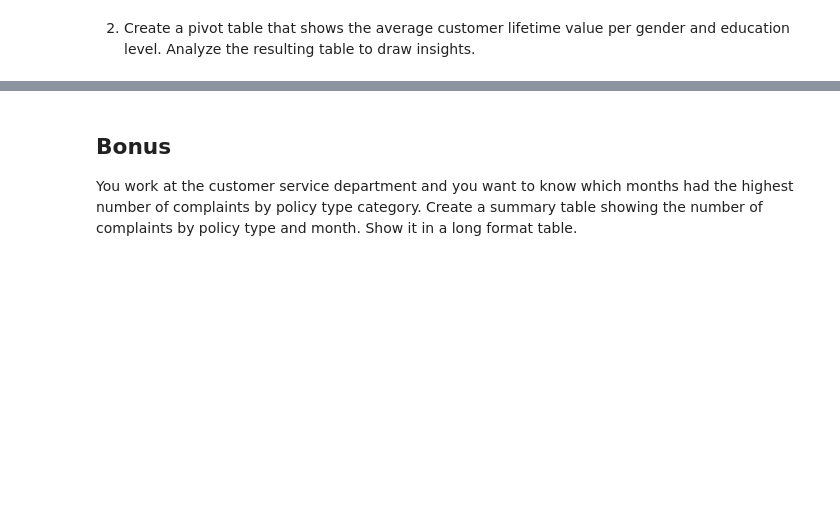
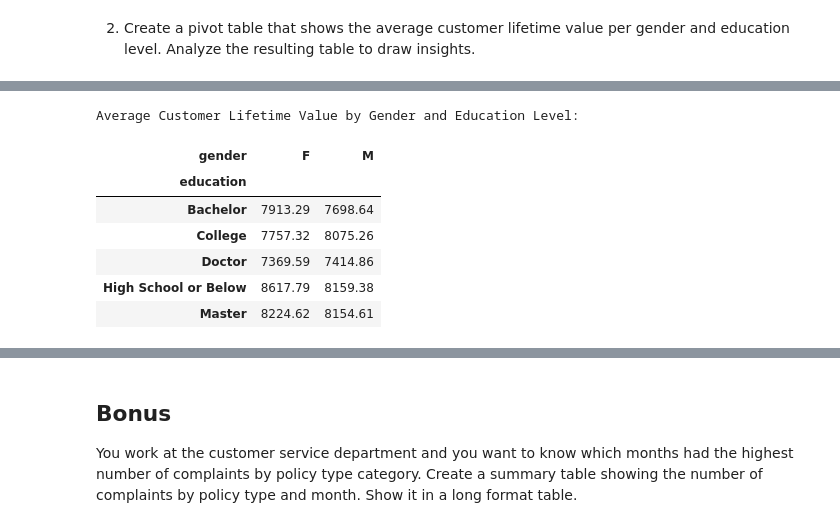
Before and after one commit to gebra117649/lab-dw-data-structuring-and-combining, a Jupyter notebook: lab-dw-data-structuring-and-combining.ipynb, the cells around one changed output, grey strips where cells are left out. Cells and saved outputs as stored; diff of their text form; code cells hidden in the pictures; blank space fills up the shorter version.

```diff
--- a/lab-dw-data-structuring-and-combining.ipynb
+++ b/lab-dw-data-structuring-and-combining.ipynb
@@ -936,0 +618,24 @@ display(revenue_by_channel)
+# %%
+# 2. Pivot Table: Average Customer Lifetime Value by Gender and Education Level
+
+clv_by_gender_edu = (
+    marketing.pivot_table(
+        index='education',
+        columns='gender',
+        values='customer_lifetime_value',
+        aggfunc='mean',
+    )
+    .round(2)
+)
+
+print('Average Customer Lifetime Value by Gender and Education Level:\n')
+display(clv_by_gender_edu)
+# %% [output]
+Average Customer Lifetime Value by Gender and Education Level:
+| gender | F | M |
+| education |  |  |
+| Bachelor | 7913.29 | 7698.64 |
+| College | 7757.32 | 8075.26 |
+| Doctor | 7369.59 | 7414.86 |
+| High School or Below | 8617.79 | 8159.38 |
+| Master | 8224.62 | 8154.61 |
```
Also changed, not shown: parts of 35 cells of this notebook, 2 other files.
